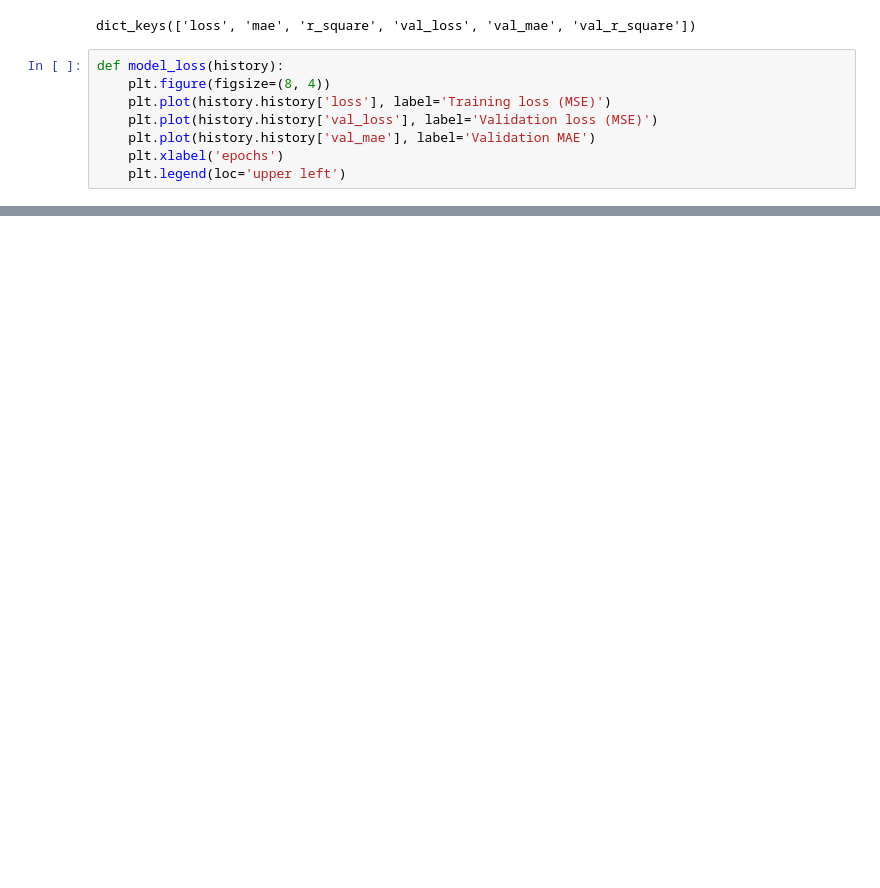
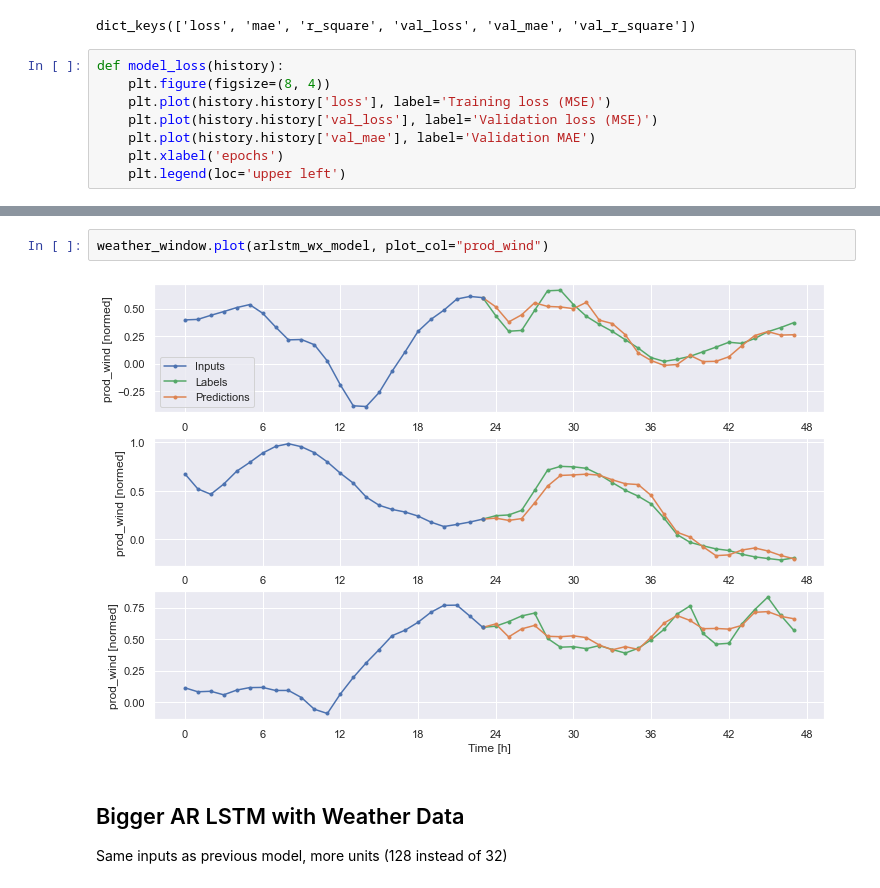
Before and after one commit to sen-leon/Electricity-Prediction, a Jupyter notebook: src/autoregressive_RNN.ipynb, the cells around one changed output, grey strips where cells are left out. Saved outputs shown, nothing was run; the diff lists cells and outputs as text; blank space fills up the shorter version.

```diff
--- a/src/autoregressive_RNN.ipynb
+++ b/src/autoregressive_RNN.ipynb
@@ -498,0 +600,7 @@ model_loss(history['ARLSTM'])
+# %%
+weather_window.plot(arlstm_wx_model, plot_col="prod_wind")
+# %% [output]
+[figure, added]
+# %% [markdown]
+## Bigger AR LSTM with Weather Data
+Same inputs as previous model, more units (128 instead of 32)
```
Also changed, not shown: parts of 31 cells of this notebook.
